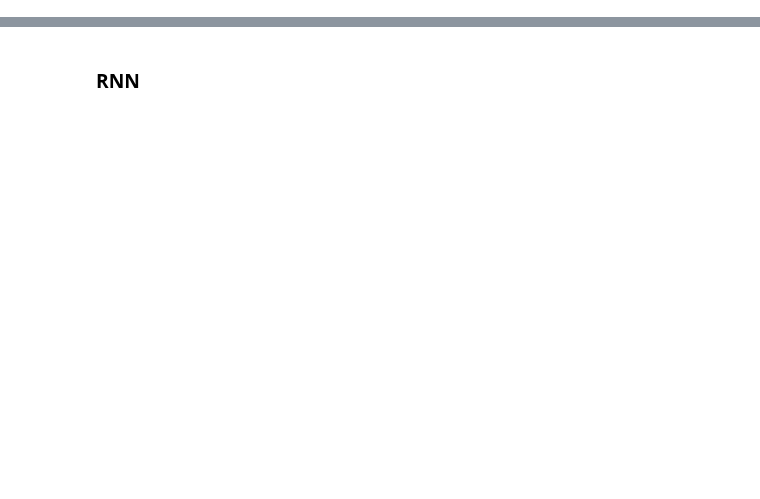
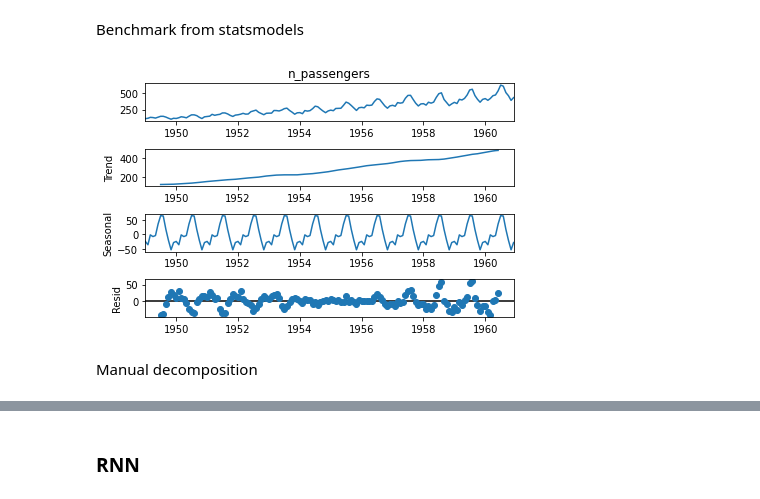
Before and after one commit to snuhcs/time-series-2022, a Jupyter notebook: Notebook/Lecture 6 - RNNs for Time-series.ipynb, the cells around one changed output, grey strips where cells are left out. Drawn from its saved outputs; the diff is of its cells as text; code cells hidden in the pictures; blank space fills up the shorter version.

```diff
--- a/Notebook/Lecture 6 - RNNs for Time-series.ipynb
+++ b/Notebook/Lecture 6 - RNNs for Time-series.ipynb
@@ -481,0 +146,9 @@ KeyError: 0
+# %% [markdown]
+Benchmark from statsmodels
+# %%
+airline_seasonal_decomp = sm.tsa.seasonal_decompose(y, model='additive')
+airline_seasonal_decomp.plot();
+# %% [output]
+[figure, added]
+# %% [markdown]
+Manual decomposition
```
Also changed, not shown: parts of 106 cells of this notebook, 1 other file.
